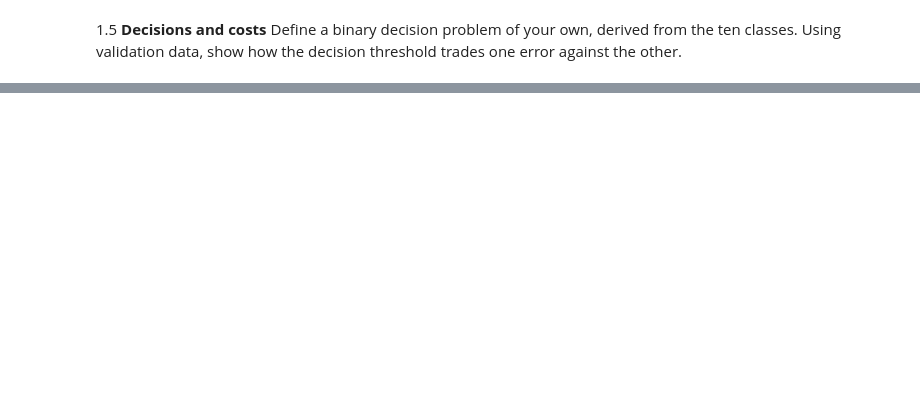
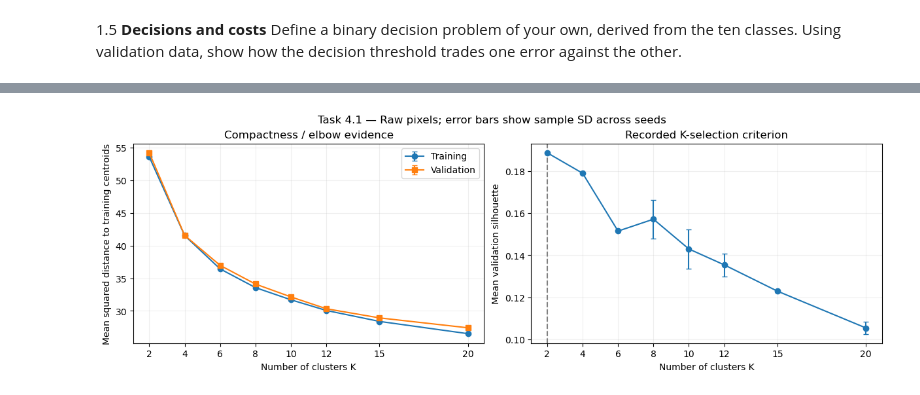
Before and after one commit to selvathandavarayan-crypto/ec251098-ML, a Jupyter notebook: ML_CW_2026.ipynb, the cells around one changed output, grey strips where cells are left out. Saved outputs shown, nothing was run; the diff lists cells and outputs as text; code cells hidden in the pictures; blank space fills up the shorter version.

```diff
--- a/ML_CW_2026.ipynb
+++ b/ML_CW_2026.ipynb
@@ -1012,0 +1915,67 @@ register.to_csv(register_path, index=False)
+# %%
+k_records = []
+
+shared_kmeans_settings = { "max_iter": 300, "tol": 1e-4, "algorithm": "lloyd", "copy_x": True,}
+shared_config = {
+    "preprocessing": "Flatten to 784 pixels and divide by 255",
+    "indices_file": str(part4_dir / "used_indices.json"),
+    "fixed_kmeans_settings": shared_kmeans_settings,}
+with open(part4_dir / "shared_config.json", "w") as file:
+    json.dump(shared_config, file, indent=2)
+
+for k in K_VALUES:
+    for seed in SEEDS:
+        record, _ = fit_raw_kmeans( k=k, seed=seed, init="k-means++",
+            n_init=10, phase="Ksearch",)
+        k_records.append(record)
+
+k_results = pd.DataFrame(k_records)
+k_results.to_csv(part4_dir / "k_search_runs.csv", index=False)
+
+k_summary = k_results.groupby("K", as_index=False).agg(
+    train_distance_mean=("train_mean_sq_distance", "mean"),
+    train_distance_std=("train_mean_sq_distance", "std"),
+    val_distance_mean=("val_mean_sq_distance", "mean"),
+    val_distance_std=("val_mean_sq_distance", "std"),
+    silhouette_mean=("val_silhouette", "mean"),
+    silhouette_std=("val_silhouette", "std"),
+    valid_silhouette_runs=("val_silhouette", "count"),)
+
+k_summary.to_csv(part4_dir / "k_search_summary.csv", index=False)
+print(k_summary.round(4).to_string(index=False))
+
+# Apply the recorded selection rule.
+eligible = k_summary.loc[k_summary["valid_silhouette_runs"] == len(SEEDS)]
+if eligible.empty:
+    raise ValueError("No K produced valid silhouette scores for all seeds.")
+
+chosen_k = int(eligible.sort_values(
+        ["silhouette_mean", "K"], ascending=[False, True]).iloc[0]["K"])
+
+print(f"\nSelected K by mean validation silhouette: {chosen_k}")
+
+fig, axes = plt.subplots(1, 2, figsize=(12, 4), layout="constrained")
+
+for prefix, label, marker in [("train", "Training", "o"),("val", "Validation", "s"),]:
+    axes[0].errorbar(k_summary["K"],k_summary[f"{prefix}_distance_mean"],
+        yerr=k_summary[f"{prefix}_distance_std"],marker=marker, capsize=3,label=label,)
+
+axes[0].set_ylabel("Mean squared distance to training centroids")
+axes[0].set_title("Compactness / elbow evidence")
+axes[0].legend()
+
+axes[1].errorbar(k_summary["K"],k_summary["silhouette_mean"],
+    yerr=k_summary["silhouette_std"],marker="o",capsize=3,)
+axes[1].axvline(chosen_k, color="grey", linestyle="--")
+axes[1].set_ylabel("Mean validation silhouette")
+axes[1].set_title("Recorded K-selection criterion")
+
+for ax in axes:
+    ax.set_xlabel("Number of clusters K")
+    ax.set_xticks(K_VALUES)
+    ax.grid(alpha=0.2)
+
+fig.suptitle("Task 4.1 — Raw pixels; error bars show sample SD across seeds")
+fig.savefig(part4_dir / "k_selection.png", dpi=150)
+plt.show()
+# %% [output]
@@ -1012,0 +1999 @@ register.to_csv(register_path, index=False)
+[figure, added]
```
Also changed, not shown: parts of 71 cells of this notebook.
